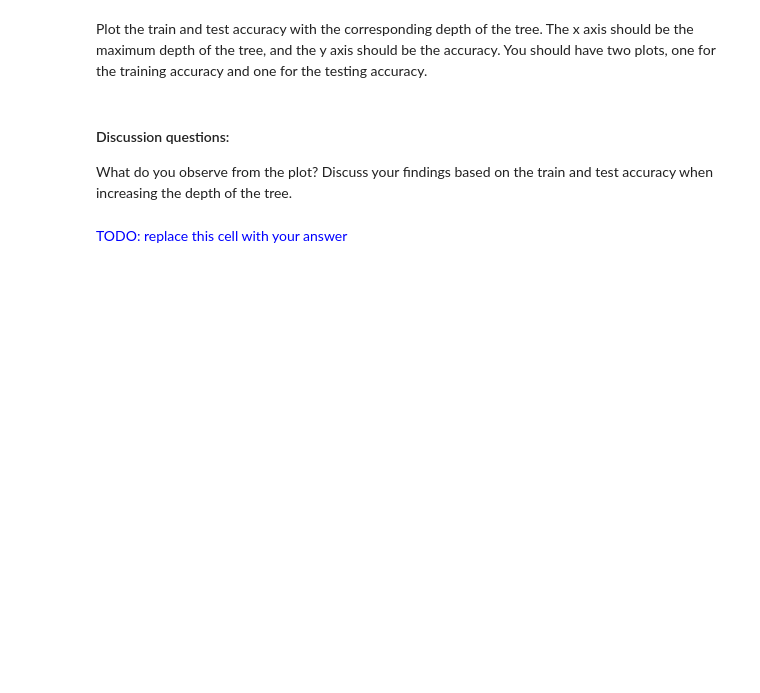
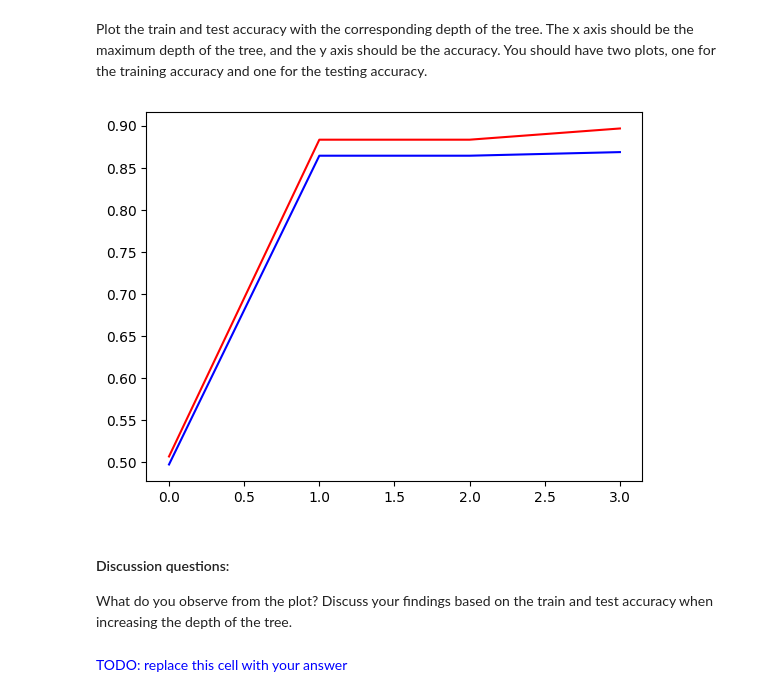
Before and after one commit to TobBot2/machinelearning24, a Jupyter notebook: homework1/CS475_homework1_practicum.ipynb, the cells around one changed output. Saved outputs shown, nothing was run; the diff lists cells and outputs as text; code cells hidden in the pictures; blank space fills up the shorter version.

Commit message:
hw1 practicum All but discussion + error with tree of depth 4

```diff
--- a/homework1/CS475_homework1_practicum.ipynb
+++ b/homework1/CS475_homework1_practicum.ipynb
@@ -236,7 +236,7 @@ class DecisionTree(TreeBase):
         plays = data.iloc[:, -1:]
 
         # count number of "yes" vs "no" (get frequency of all values)
-        play_counts: pd.DataFrame = data['Play'].value_counts()
+        play_counts = plays.value_counts()
 
         # calculate entropy, h
         h = 0
@@ -397,4 +400,11 @@ train_acc, test_acc = [], [] #store the training/test accuracy for each tree dep
 for tree_depth in range(max_depth + 1):
     # TODO: ...WRITE YOUR CODE HERE...
     # Fit the decision tree for each tree depth and evaluate the accuracy of on the training and test data
-    pass
+
+    tree = DecisionTree(df_train, 'label', tree_depth)
+    tree.fit()
+
+    train_acc.append(evaluate(tree, df_train))
+    test_acc.append(evaluate(tree, df_test))
+
+    print("tree", tree_depth, "done")
@@ -403,6 +419,12 @@ Plot the train and test accuracy with the corresponding depth of the tree. The x
 # %%
 # TODO: ...WRITE YOUR CODE HERE...
 # write the code to plot the train and test accuracy for each tree depth
+
+plt.plot(range(max_depth+1), train_acc, 'r')
+plt.plot(range(max_depth+1), test_acc, 'b')
+plt.show()
+# %% [output]
+[figure, added]
 # %% [markdown]
 #### Discussion questions:
 
```
Also changed, not shown: parts of 3 cells of this notebook.
